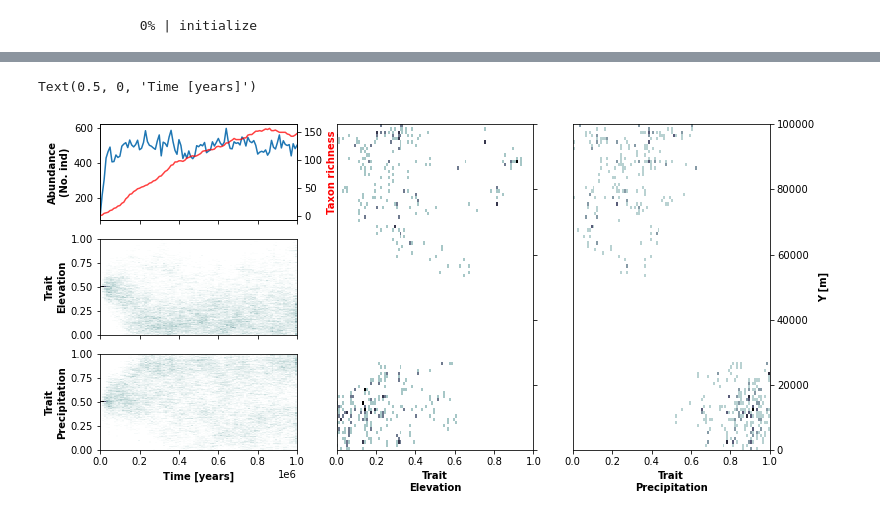
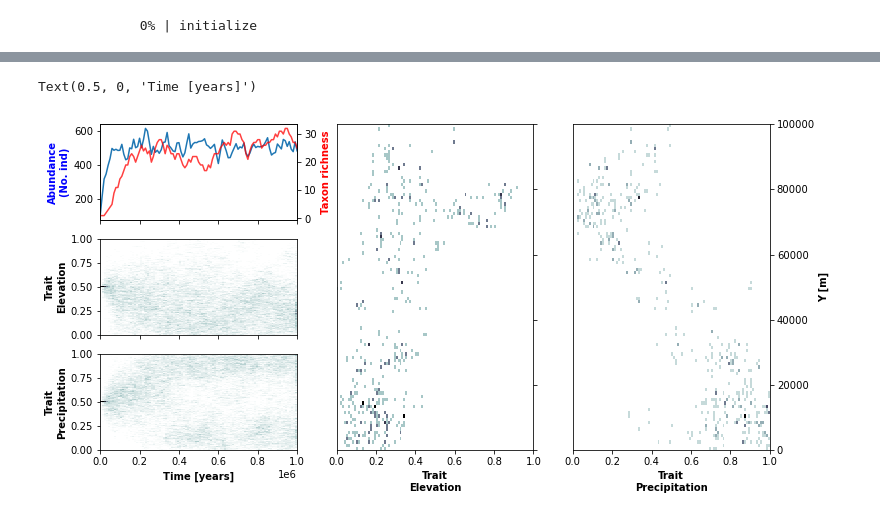
Before and after one commit to fastscape-lem/adascape, a Jupyter notebook: notebooks/coupled_speciation-LEM.ipynb, the cells around one changed output, grey strips where cells are left out. Drawn from its saved outputs; the diff is of its cells as text; code cells hidden in the pictures.

```diff
--- a/notebooks/coupled_speciation-LEM.ipynb
+++ b/notebooks/coupled_speciation-LEM.ipynb
@@ -80,7 +80,7 @@ in_ds = xs.create_setup(
         'diffusion__diffusivity': 3e-2,
         'init_topography__seed': random_seed,
         'random':{'seed': random_seed},
-        'precipitation':{
+        'orographic':{
             'rainfall_frequency':0.1,
             'latitude': 10,
             'precip_base': 5,
@@ -110,12 +110,12 @@ in_ds = xs.create_setup(
             'sigma_mut': 0.05,
             'sigma_env_trait': 0.5,
             'random_seed':random_seed,
-            'distance_value':0.6
+            'distance_value':0.1
         }
     },
     output_vars={
         'topography__elevation': 'out',
-        'precipitation__precip_rate':'out',
+        'orographic__precip_rate':'out',
         'life__x': 'out',
         'life__y': 'out',
         'life__traits': 'out',
@@ -169,8 +169,8 @@ def get_dataframe(ds):
     )
     return dtf
 # %%
-df = get_dataframe(out_ds)
-df
+df1 = get_dataframe(out_ds)
+df1
 # %% [output]
 |  | out | ind | taxon_id | ancestor_id | trait_elev | trait_prep | y | x |
 | 0 | 0.0 | 0 | 1.0 | 0.0 | 0.500000 | 0.500000 | 29784.009062 | 195339.953340 |
@@ -194,6 +194,6 @@ fg = (out_ds
 
 
 for ax, t in zip(fg.axes.ravel(), time_sel):
-    pop = df[df.out==t]
+    pop = df1[df1.out==t]
     ax.scatter(pop.x, pop.y, c=pop.trait_prep, vmin=0, vmax=1, s=20, edgecolor='w')
 # %% [output]
@@ -253,7 +253,7 @@ with model.update_processes({'life': DD03Speciation}), xs.monitoring.ProgressBar
             'sigma_comp_trait': 0.5,
             'sigma_comp_dist': 0.5,
             'random_seed': random_seed,
-            'distance_value':0.6
+            'distance_value':0.1
         }
     }
     ).xsimlab.run(check_dims='transpose')
@@ -281,33 +281,33 @@ ax5big0 = fig5.add_subplot(gs5[0:, -2])
 ax5big1 = fig5.add_subplot(gs5[0:, -1])
 axs5[0,0].plot(df2.groupby('out').size())
 axs5_2 = axs5[0,0].twinx()
-axs5_2.plot(df.groupby(['out']).apply(lambda x: x.taxon_id.unique().size), c='red', alpha=0.75)
+axs5_2.plot(df2.groupby(['out']).apply(lambda x: x.taxon_id.unique().size), c='red', alpha=0.75)
 h,xedge,yedge,_=axs5[1,0].hist2d(x=df2['out'], y=df2['trait_elev'],
                                  range=((0, 1e6), (0, 1)),
                                  bins=(100, 100), cmap='bone_r')
 h,xedge,yedge,_=axs5[2,0].hist2d(x=df2['out'], y=df2['trait_prep'],
                                  range=((0, 1e6), (0, 1)),
                                  bins=(100, 100), cmap='bone_r')
 h,xedge,yedge,_=ax5big0.hist2d(x=df2['trait_elev'].loc[df2['out']==max(df2['out'])],
                              y=df2['y'].loc[df2['out']==max(df2['out'])],
                                  range=((0, 1), (0, 1e5)),
                                  bins=(100, 100), cmap='bone_r')
 h,xedge,yedge,_=ax5big1.hist2d(x=df2['trait_prep'].loc[df2['out']==max(df2['out'])],
                              y=df2['y'].loc[df2['out']==max(df2['out'])],
                                  range=((0, 1), (0, 1e5)),
                                  bins=(100, 100), cmap='bone_r')
 ax5big0.yaxis.set_tick_params(labelleft=False)
 ax5big1.yaxis.set_label_position("right")
 ax5big0.yaxis.tick_right()
 ax5big1.yaxis.tick_right()
 ax5big0.set_xlabel('Trait\nElevation', weight='bold')
 ax5big1.set_xlabel('Trait\nPrecipitation', weight='bold')
 ax5big1.set_ylabel('Y [m]', weight='bold')
-axs5[0,0].set_ylabel('Abundance\n(No. ind)', weight='bold')
+axs5[0,0].set_ylabel('Abundance\n(No. ind)', weight='bold', color='blue')
 axs5_2.set_ylabel('Taxon richness', weight='bold', color='red')
 axs5[1,0].set_ylabel('Trait\nElevation', weight='bold')
 axs5[2,0].set_ylabel('Trait\nPrecipitation', weight='bold')
 axs5[2,0].set_xlabel('Time [years]', weight='bold')
 # %% [output]
 Text(0.5, 0, 'Time [years]')
-[figure, old version]
+[figure, new version]
```
Also changed, not shown: parts of 13 cells of this notebook, 6 other files.
